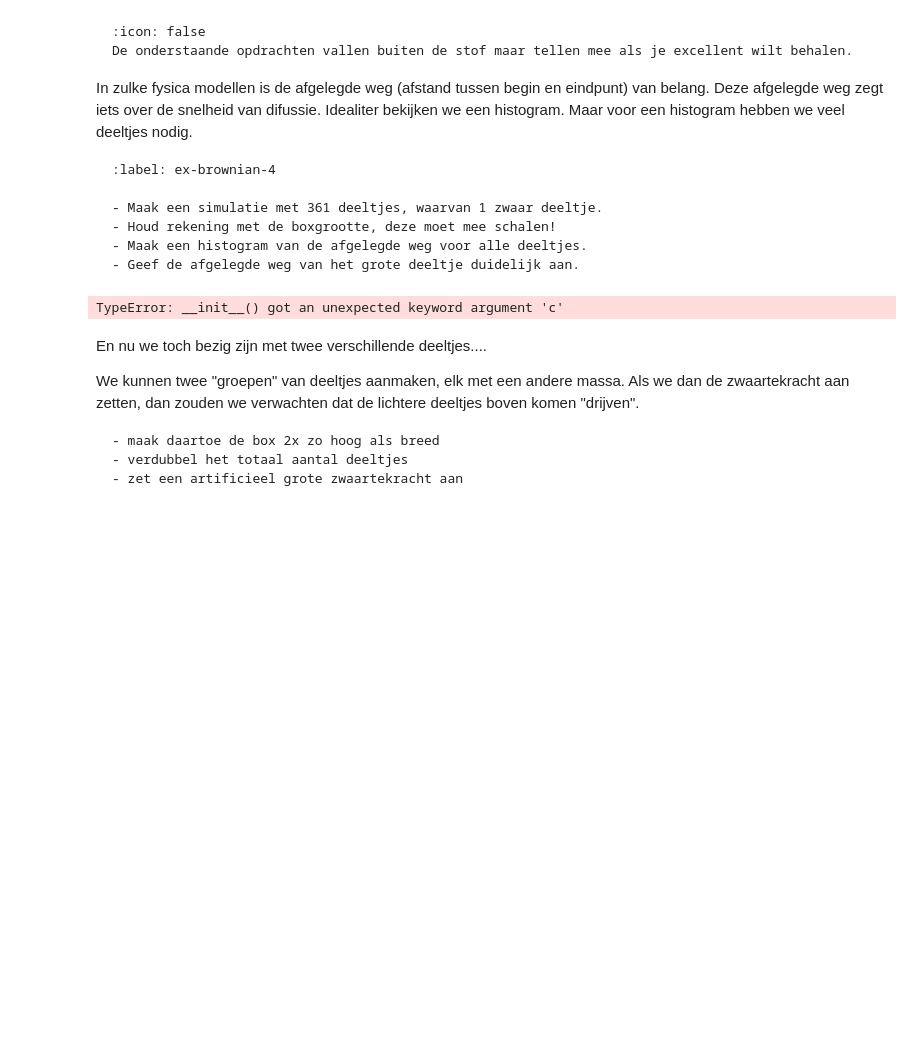
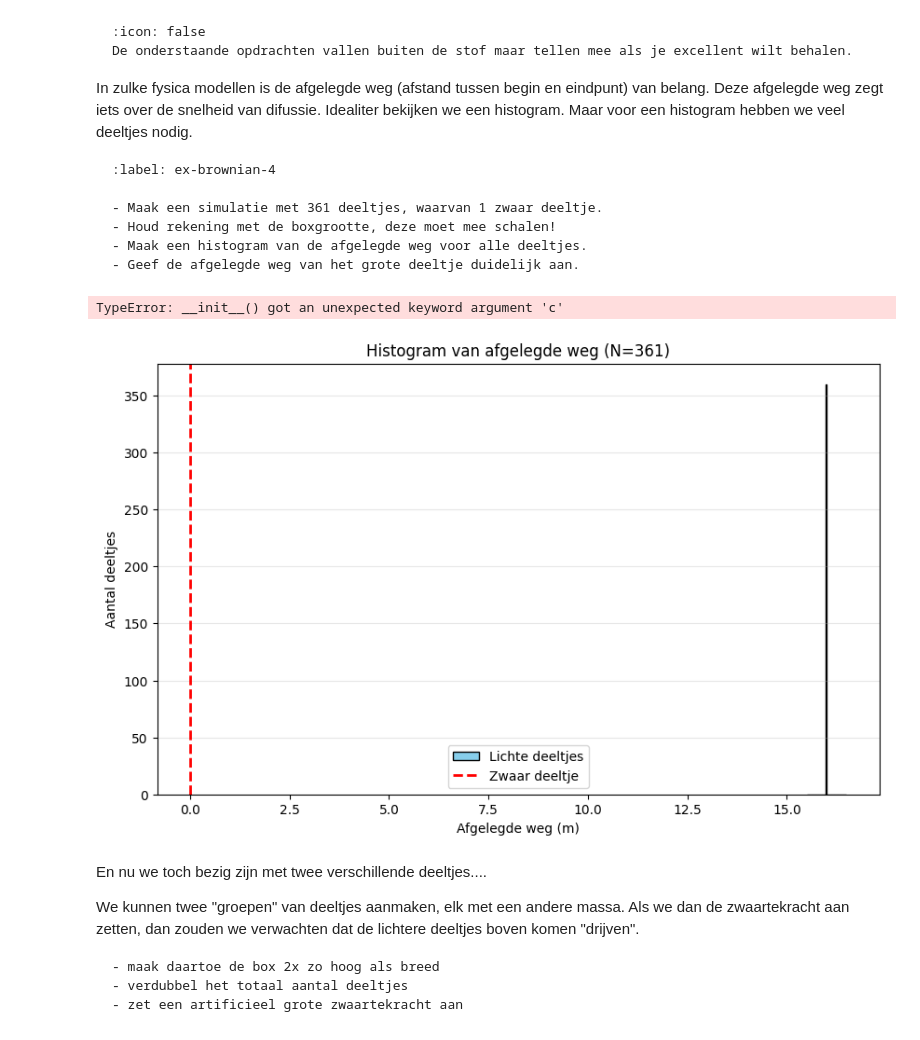
Before and after one commit to swerleman/IP2-Portfolio, a Jupyter notebook: Content/PySim/4_brownianmotion.ipynb, the cells around one changed output. Saved outputs shown, nothing was run; the diff lists cells and outputs as text; code cells hidden in the pictures; blank space fills up the shorter version.

```diff
--- a/Content/PySim/4_brownianmotion.ipynb
+++ b/Content/PySim/4_brownianmotion.ipynb
@@ -375,6 +363,76 @@ plt.title('Histogram van teruggelegde weg na simulatie')
 plt.show()
 # %% [output]
 TypeError: __init__() got an unexpected keyword argument 'c'
+# %%
+# import classes
+class ParticleClass:
+    def __init__(self, m, v, r, R, c, p=0):
+        self.m = m
+        self.v = np.array(v, dtype=float)
+        self.r = np.array(r, dtype=float)
+        self.R = R
+        self.c = c
+        self.p = p  # Afgelegde weg (path length)
+
+    def path_length(self, dt):
+        # Pythagoras: stap = sqrt(vx^2 + vy^2) * dt
+        step = np.linalg.norm(self.v) * dt
+        self.p += step
+
+    def update_position(self, dt):
+        self.r += self.v * dt
+
+    def boxcollision(self, Box_length):
+        for i in range(2): # Check zowel x als y
+            if abs(self.r[i]) + self.R > Box_length:
+                self.v[i] = -self.v[i]
+                self.r[i] = np.sign(self.r[i]) * (Box_length - self.R)
+
+# --- Instellingen ---
+N = 361
+dt = 0.04
+v_0 = 1
+
+# Schaal de box: zorg dat er genoeg ruimte is voor 361 deeltjes
+# Oppervlakte per deeltje inschatten
+Box_length = np.sqrt(N) * 1.2
+particles = []
+
+# --- Deeltjes aanmaken ---
+for i in range(N-1):
+    vx = np.random.uniform(-v_0, v_0)
+    vy = np.random.choice([-1, 1]) * np.sqrt(v_0**2 - vx**2)
+    pos = np.random.uniform(-Box_length + 0.5, Box_length - 0.5, 2)
+    particles.append(ParticleClass(m=1.0, v=[vx, vy], r=pos, R=0.2, c='blue'))
+
+# Het zware deeltje (de "pollen")
+particles.append(ParticleClass(m=20.0, v=[0, 0], r=[0, 0], R=0.8, c='red'))
+
+# --- Simulatie ---
+for i in range(400):
+    for p in particles:
+        p.update_position(dt)
+        p.boxcollision(Box_length)
+        p.path_length(dt)
+
+    # handle_collisions(particles) <--- Zorg dat deze functie elders gedefinieerd is
+
+# --- Histogram maken ---
+path_lengths = [p.p for p in particles]
+heavy_particle_path = particles[-1].p
+
+plt.figure(figsize=(10, 6))
+plt.hist(path_lengths[:-1], bins=30, color='skyblue', edgecolor='black', label='Lichte deeltjes')
+plt.axvline(heavy_particle_path, color='red', linestyle='dashed', linewidth=2, label='Zwaar deeltje')
+
+plt.xlabel('Afgelegde weg (m)')
+plt.ylabel('Aantal deeltjes')
+plt.title(f'Histogram van afgelegde weg (N={N})')
+plt.legend()
+plt.grid(axis='y', alpha=0.3)
+plt.show()
+# %% [output]
+[figure, added]
 # %% [markdown]
 En nu we toch bezig zijn met twee verschillende deeltjes....
 
```
Also changed, not shown: parts of 3 cells of this notebook.
